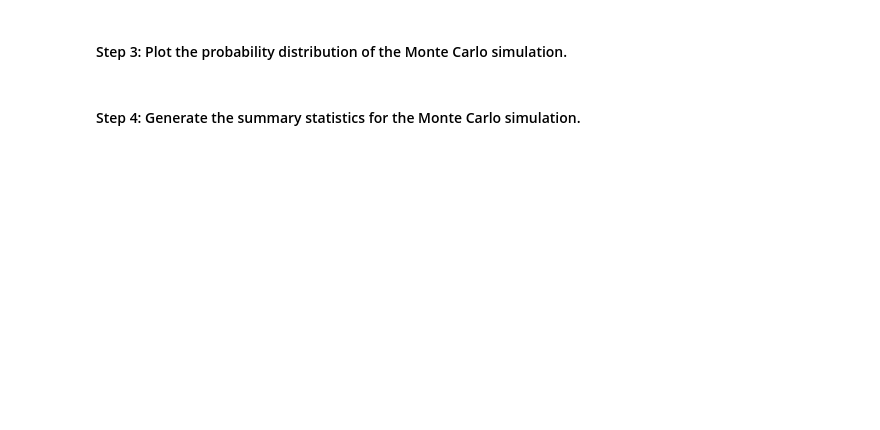
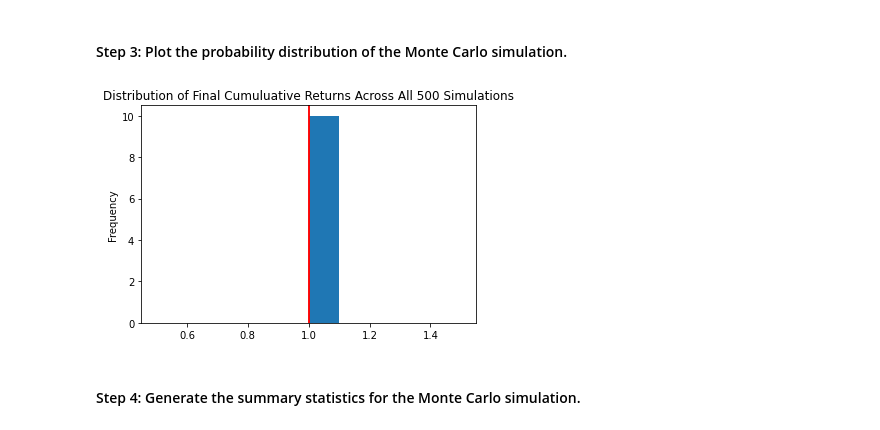
Before and after one commit to DLThrasher/Challenge_5, a Jupyter notebook: financial_planning_tools.ipynb, the cells around one changed output. Drawn from its saved outputs; the diff is of its cells as text; code cells hidden in the pictures; blank space fills up the shorter version.

```diff
--- a/financial_planning_tools.ipynb
+++ b/financial_planning_tools.ipynb
@@ -618,7 +608,12 @@ Running Monte Carlo simulation number 210.
 # %%
 # Visualize the probability distribution of the 30-year Monte Carlo simulation
 # by plotting a histogram
 # YOUR CODE HERE
+
+MC_sim_dist_plot = MC_thirtyyear.plot_distribution()
+MC_sim_dist_plot.get_figure().savefig('MC_thirtyyear_dist_plot.png',bbox_inches='tight')
+# %% [output]
+[figure, added]
 # %% [markdown]
 #### Step 4: Generate the summary statistics for the Monte Carlo simulation.
 # %%
```
Also changed, not shown: parts of 29 cells of this notebook.
